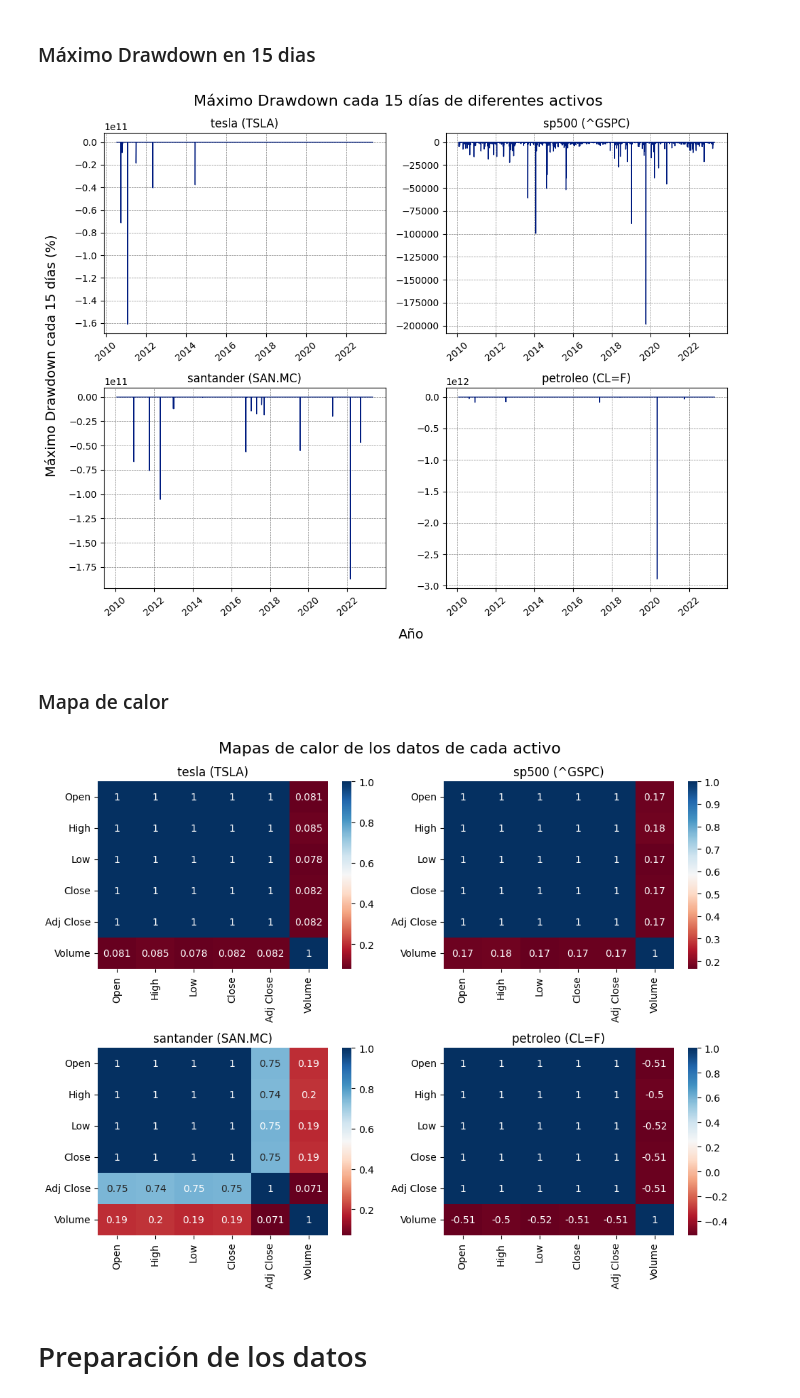
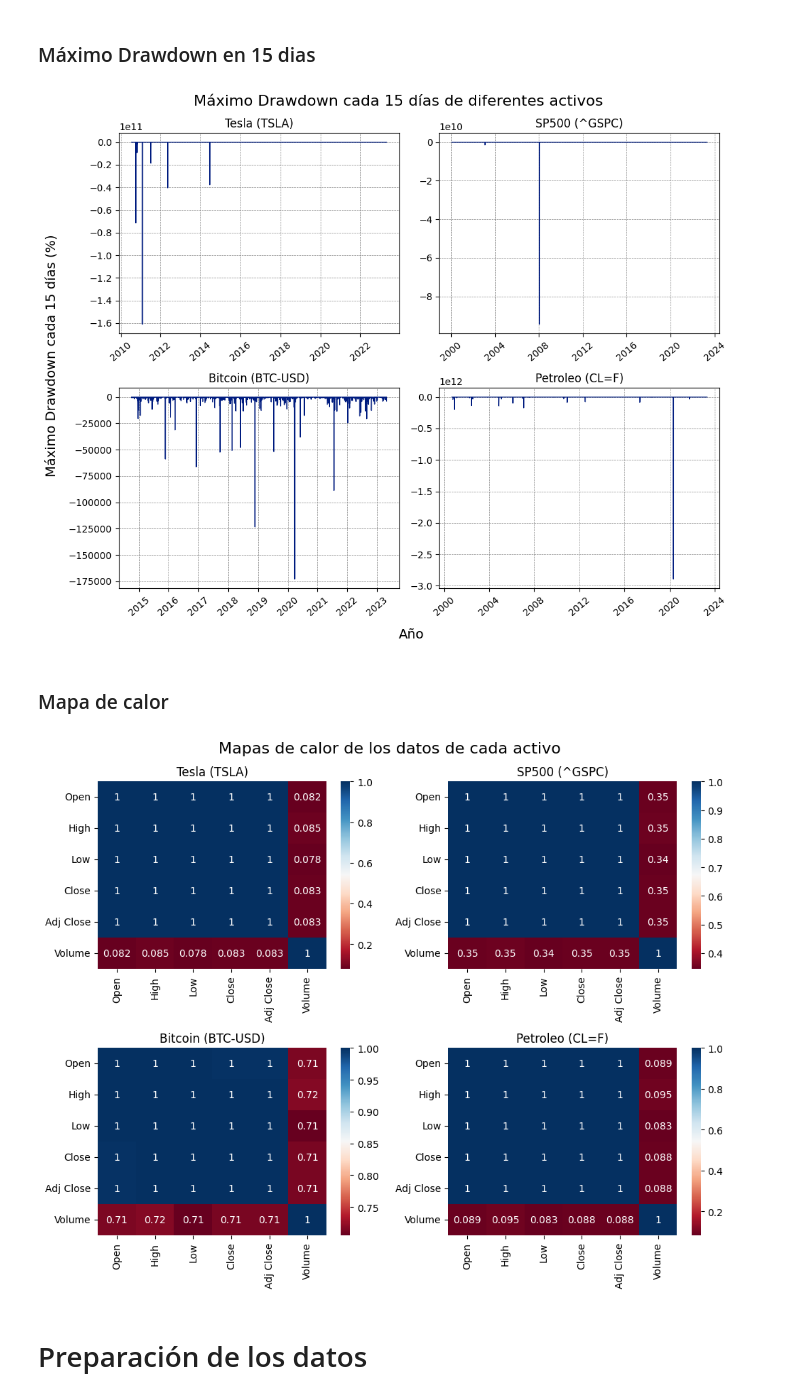
Before and after one commit to samuelvaler/TFM-PRICE-PREDICTION, a Jupyter notebook: TFM.ipynb, the cells around one changed output. Saved outputs shown, nothing was run; the diff lists cells and outputs as text; code cells hidden in the pictures.

```diff
--- a/TFM.ipynb
+++ b/TFM.ipynb
@@ -27,12 +19,12 @@ from sklearn.metrics import mean_squared_error, mean_absolute_error, r2_score
 # %% [markdown]
 # Obtención y análisis de datos
 # %%
-fecha_inicio = '2010-01-01'
-fecha_fin = '2023-12-31'
+fecha_inicio = '2000-01-01'
+fecha_fin = '2023-05-01'
 
 datos_tesla = yf.download('TSLA', start=fecha_inicio, end=fecha_fin)
 datos_sp500 = yf.download('^GSPC', start=fecha_inicio, end=fecha_fin)
-datos_santander = yf.download('SAN.MC', start=fecha_inicio, end=fecha_fin)
+datos_bitcoin = yf.download('BTC-USD', start=fecha_inicio, end=fecha_fin)
 datos_petroleo = yf.download('CL=F', start=fecha_inicio, end=fecha_fin)
 # %% [output]
 [*********************100%***********************]  1 of 1 completed
@@ -271,7 +263,7 @@ def max_drawdown(data):
 window = 15
 max_drawdown_tesla = datos_tesla['Adj Close'].pct_change().rolling(window=window).apply(max_drawdown) * 100
 max_drawdown_sp500 = datos_sp500['Adj Close'].pct_change().rolling(window=window).apply(max_drawdown) * 100
-max_drawdown_santander = datos_santander['Adj Close'].pct_change().rolling(window=window).apply(max_drawdown) * 100
+max_drawdown_bitcoin = datos_bitcoin['Adj Close'].pct_change().rolling(window=window).apply(max_drawdown) * 100
 max_drawdown_petroleo = datos_petroleo['Adj Close'].pct_change().rolling(window=window).apply(max_drawdown) * 100
 
 fig, axs = plt.subplots(nrows=2, ncols=2, figsize=(10, 8))
@@ -279,13 +271,13 @@ for ax in axs.flat:
     ax.grid(True, linestyle='--', linewidth=0.5, color='grey')
 
 axs[0, 0].plot(max_drawdown_tesla, linewidth=1)
-axs[0, 0].set_title('tesla (TSLA)')
+axs[0, 0].set_title('Tesla (TSLA)')
 axs[0, 1].plot(max_drawdown_sp500, linewidth=1)
-axs[0, 1].set_title('sp500 (^GSPC)')
-axs[1, 0].plot(max_drawdown_santander, linewidth=1)
-axs[1, 0].set_title('santander (SAN.MC)')
+axs[0, 1].set_title('SP500 (^GSPC)')
+axs[1, 0].plot(max_drawdown_bitcoin, linewidth=1)
+axs[1, 0].set_title('Bitcoin (BTC-USD)')
 axs[1, 1].plot(max_drawdown_petroleo, linewidth=1)
-axs[1, 1].set_title('petroleo (CL=F)')
+axs[1, 1].set_title('Petroleo (CL=F)')
 
 for ax in axs.flat:
     ax.tick_params(axis='x', labelrotation=40)
@@ -296,28 +288,28 @@ fig.suptitle('Máximo Drawdown cada 15 días de diferentes activos', fontsize=16
 plt.tight_layout()
 plt.show()
 # %% [output]
-[figure, old version]
+[figure, new version]
 # %% [markdown]
 ### Mapa de calor
 # %%
 sns.set_palette('dark')
 
 fig, axs = plt.subplots(nrows=2, ncols=2, figsize=(10, 8))
 
 sns.heatmap(datos_tesla.corr(), annot=True, cmap="RdBu", ax=axs[0, 0])
-axs[0, 0].set_title('tesla (TSLA)')
+axs[0, 0].set_title('Tesla (TSLA)')
 sns.heatmap(datos_sp500.corr(), annot=True, cmap="RdBu", ax=axs[0, 1])
-axs[0, 1].set_title('sp500 (^GSPC)')
-sns.heatmap(datos_santander.corr(), annot=True, cmap="RdBu", ax=axs[1, 0])
-axs[1, 0].set_title('santander (SAN.MC)')
+axs[0, 1].set_title('SP500 (^GSPC)')
+sns.heatmap(datos_bitcoin.corr(), annot=True, cmap="RdBu", ax=axs[1, 0])
+axs[1, 0].set_title('Bitcoin (BTC-USD)')
 sns.heatmap(datos_petroleo.corr(), annot=True, cmap="RdBu", ax=axs[1, 1])
-axs[1, 1].set_title('petroleo (CL=F)')
+axs[1, 1].set_title('Petroleo (CL=F)')
 
 fig.suptitle('Mapas de calor de los datos de cada activo', fontsize=16)
 
 plt.tight_layout()
 plt.show()
 # %% [output]
-[figure, old version]
+[figure, new version]
 # %% [markdown]
 # Preparación de los datos
```
Also changed, not shown: parts of 49 cells of this notebook.
